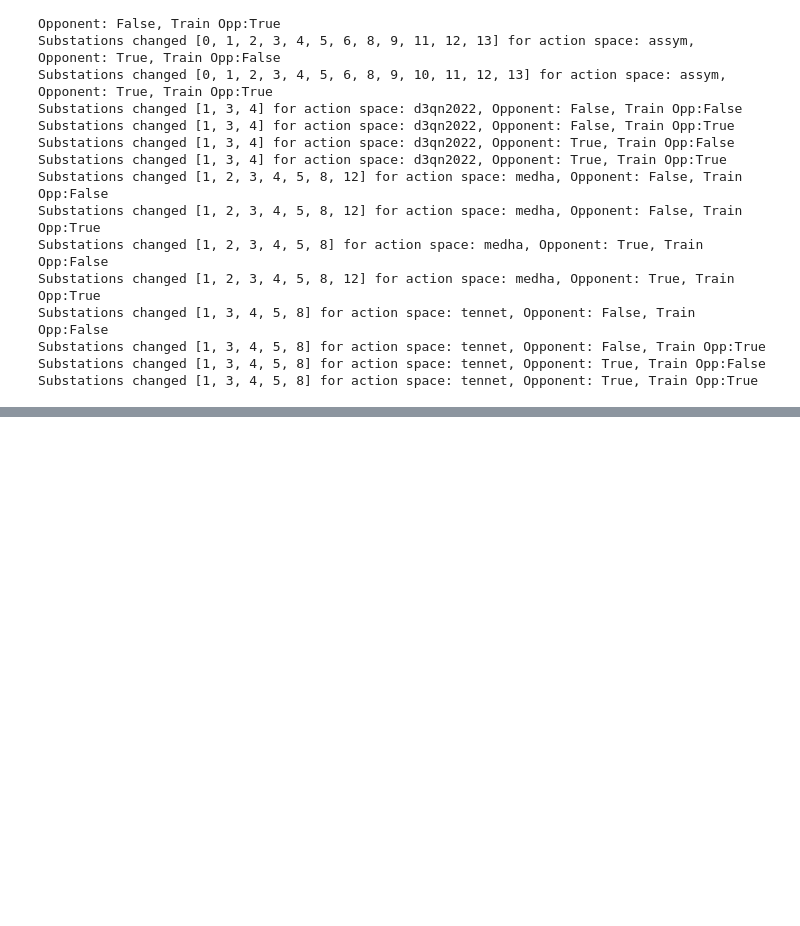
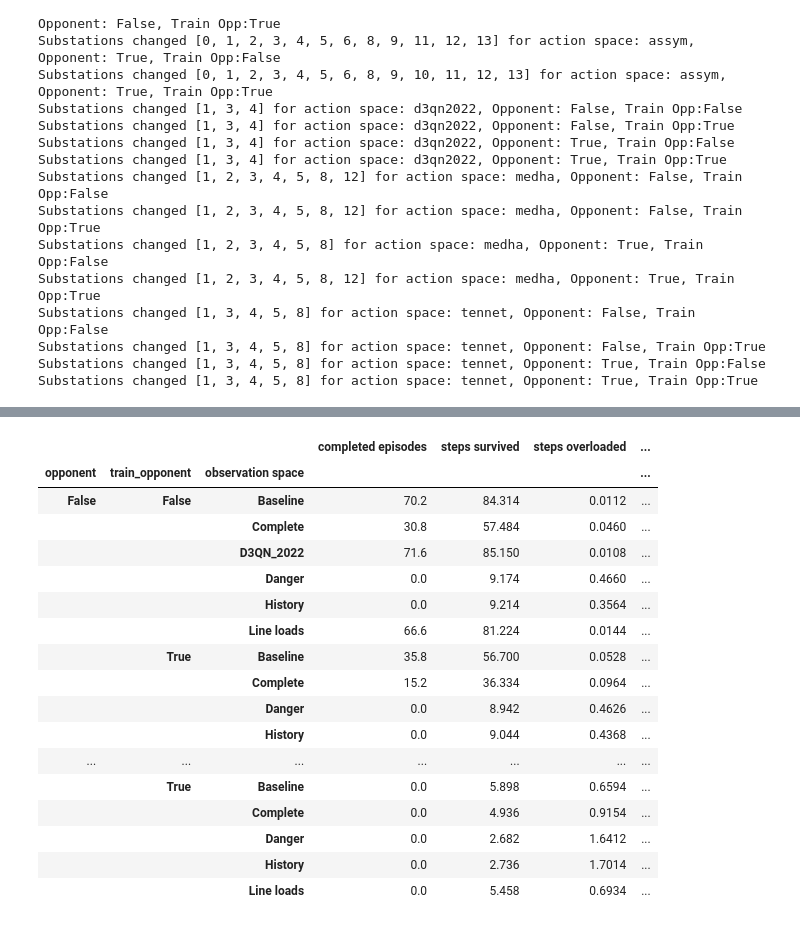
Before and after one commit to EricavanderSar/rl4pnc-survey, a Jupyter notebook: notebooks/SurveyPaper_OverviewTables.ipynb, the cells around one changed output, grey strips where cells are left out. Drawn from its saved outputs; the diff is of its cells as text; code cells hidden in the pictures; blank space fills up the shorter version.

```diff
--- a/notebooks/SurveyPaper_OverviewTables.ipynb
+++ b/notebooks/SurveyPaper_OverviewTables.ipynb
@@ -331,0 +421,35 @@ Substations changed [1, 3, 4, 5, 8] for action space: tennet, Opponent: True, Tr
+# %%
+measures = ['agent_type',
+            'opponent',
+            'train_opponent',
+            'observation space',
+            'completed episodes',
+            'steps survived',
+            'steps overloaded',
+            'agent execution time [ms]',
+            'maximum topology depth',
+            'unique actions',
+            'unique lines in danger',
+            'unqique subs changed',
+            'substations changed'
+           ]
+df_rl.loc[:, measures].groupby(['opponent', 'train_opponent', 'observation space']).mean()
+# %% [output]
+|  |  |  | completed episodes | steps survived | steps overloaded | ... |
+| opponent | train_opponent | observation space |  |  |  | ... |
+| False | False | Baseline | 70.2 | 84.314 | 0.0112 | ... |
+|  |  | Complete | 30.8 | 57.484 | 0.0460 | ... |
+|  |  | D3QN_2022 | 71.6 | 85.150 | 0.0108 | ... |
+|  |  | Danger | 0.0 | 9.174 | 0.4660 | ... |
+|  |  | History | 0.0 | 9.214 | 0.3564 | ... |
+|  |  | Line loads | 66.6 | 81.224 | 0.0144 | ... |
+|  | True | Baseline | 35.8 | 56.700 | 0.0528 | ... |
+|  |  | Complete | 15.2 | 36.334 | 0.0964 | ... |
+|  |  | Danger | 0.0 | 8.942 | 0.4626 | ... |
+|  |  | History | 0.0 | 9.044 | 0.4368 | ... |
+| ... | ... | ... | ... | ... | ... | ... |
+|  | True | Baseline | 0.0 | 5.898 | 0.6594 | ... |
+|  |  | Complete | 0.0 | 4.936 | 0.9154 | ... |
+|  |  | Danger | 0.0 | 2.682 | 1.6412 | ... |
+|  |  | History | 0.0 | 2.736 | 1.7014 | ... |
+|  |  | Line loads | 0.0 | 5.458 | 0.6934 | ... |
```
Also changed, not shown: parts of 7 cells of this notebook, 6 other files.
